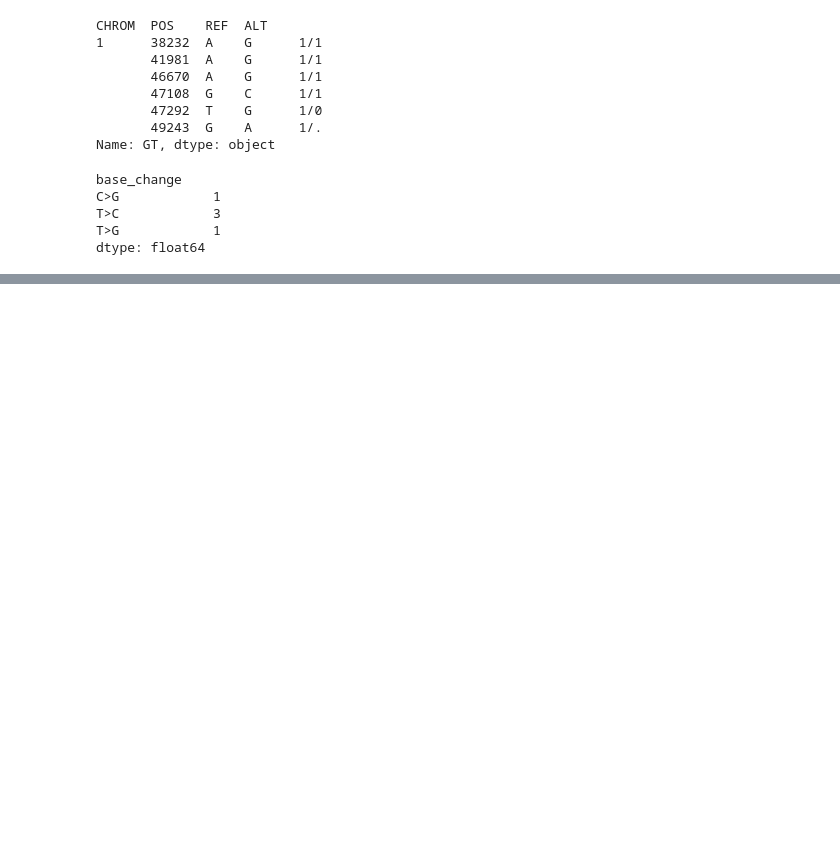
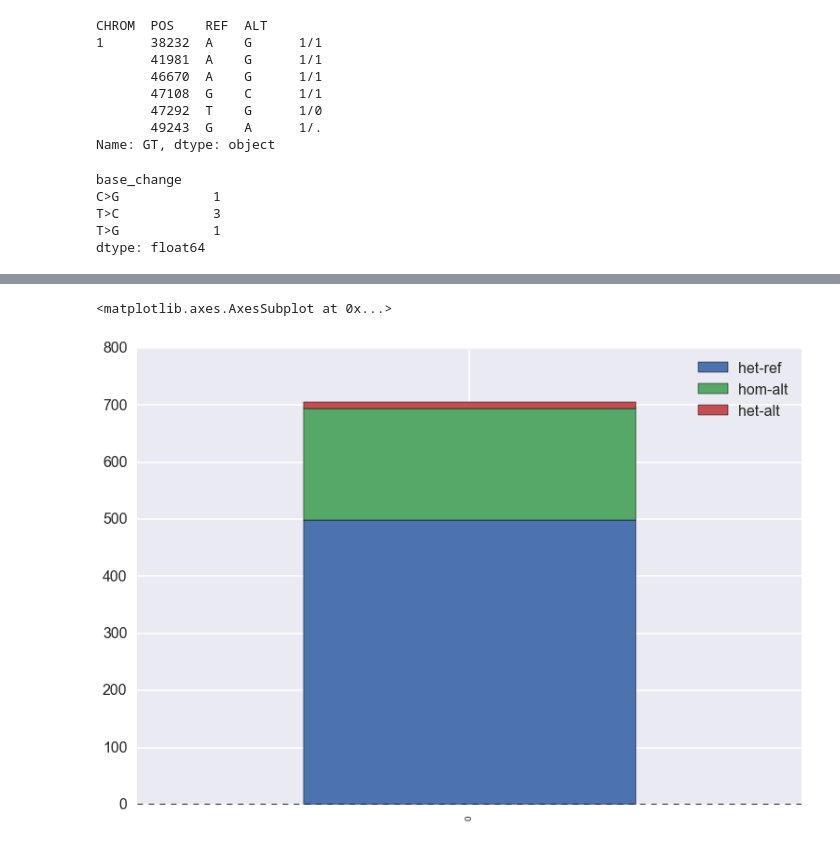
Before and after one commit to Schork-Lab/cg-classifier, a Jupyter notebook: ipynb/example_statistics.ipynb, the cells around one changed output, grey strips where cells are left out. Cells and saved outputs as stored; diff of their text form; code cells hidden in the pictures; blank space fills up the shorter version.

```diff
--- a/ipynb/example_statistics.ipynb
+++ b/ipynb/example_statistics.ipynb
@@ -45,0 +106,5 @@ example_stats.save('../data/example_stats.pickle')
+# %%
+pd.DataFrame(e_stats_df['zygosity'].value_counts()).T.plot(kind='bar',stacked=True)
+# %% [output]
+<matplotlib.axes.AxesSubplot at 0x...>
+[figure, added]
```
Also changed, not shown: parts of 19 cells of this notebook.
